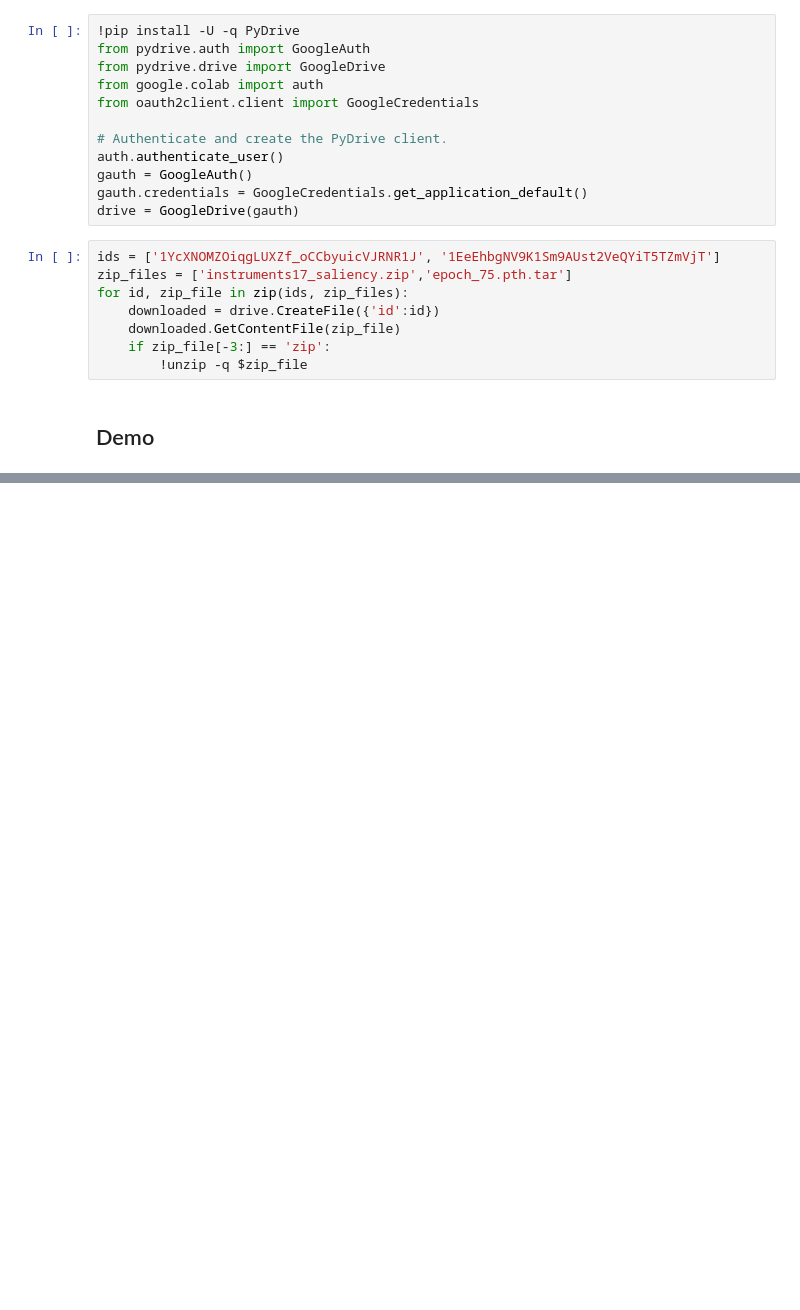
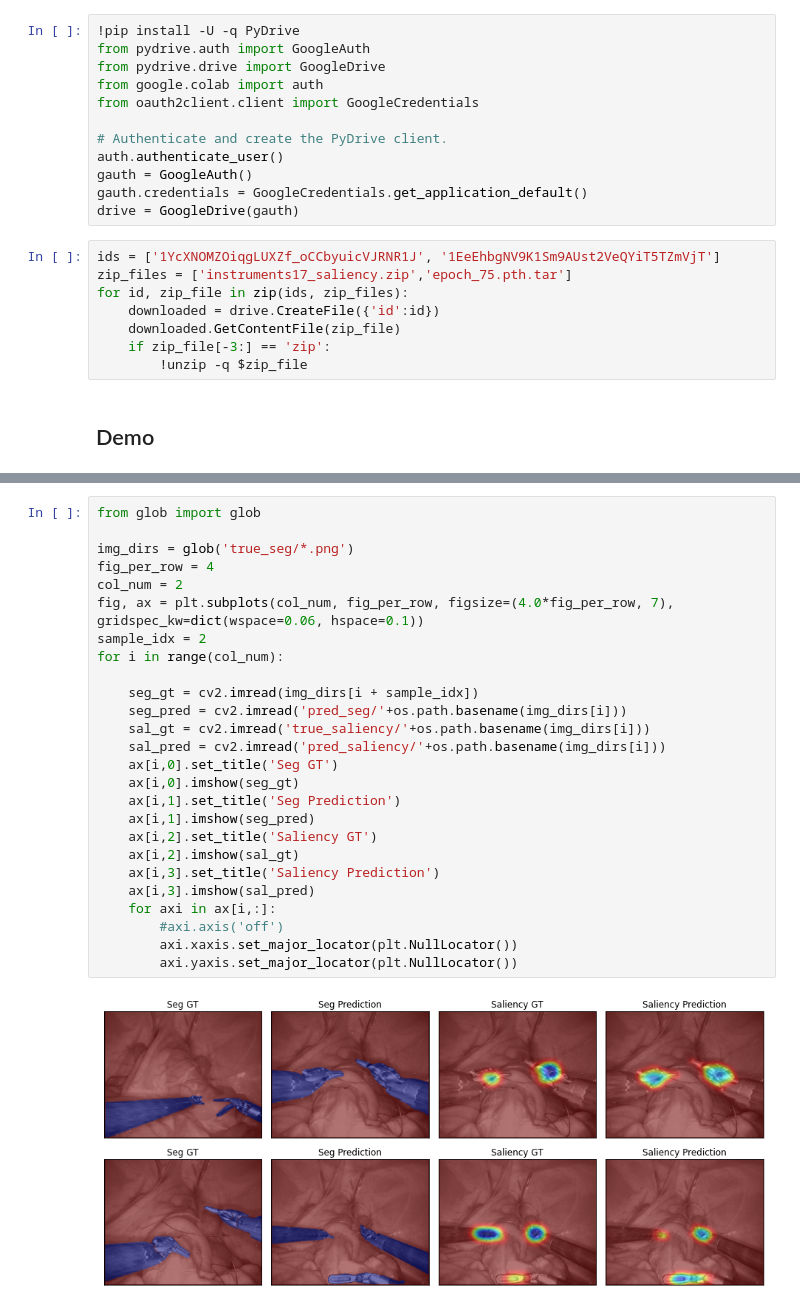
Before and after one commit to mobarakol/Learning_WhereToLook, a Jupyter notebook: Learning_Wheretolook_Demo.ipynb, the cells around one changed output, grey strips where cells are left out. Cells and saved outputs as stored; diff of their text form; blank space fills up the shorter version.

```diff
--- a/Learning_Wheretolook_Demo.ipynb
+++ b/Learning_Wheretolook_Demo.ipynb
@@ -159,0 +177,28 @@ Saliency Metrics: SIM:0.5254, EMD:0.0085
+# %%
+from glob import glob
+
+img_dirs = glob('true_seg/*.png')
+fig_per_row = 4
+col_num = 2
+fig, ax = plt.subplots(col_num, fig_per_row, figsize=(4.0*fig_per_row, 7), gridspec_kw=dict(wspace=0.06, hspace=0.1))
+sample_idx = 2
+for i in range(col_num):
+
+    seg_gt = cv2.imread(img_dirs[i + sample_idx])
+    seg_pred = cv2.imread('pred_seg/'+os.path.basename(img_dirs[i]))
+    sal_gt = cv2.imread('true_saliency/'+os.path.basename(img_dirs[i]))
+    sal_pred = cv2.imread('pred_saliency/'+os.path.basename(img_dirs[i]))
+    ax[i,0].set_title('Seg GT')
+    ax[i,0].imshow(seg_gt)
+    ax[i,1].set_title('Seg Prediction')
+    ax[i,1].imshow(seg_pred)
+    ax[i,2].set_title('Saliency GT')
+    ax[i,2].imshow(sal_gt)
+    ax[i,3].set_title('Saliency Prediction')
+    ax[i,3].imshow(sal_pred)
+    for axi in ax[i,:]:
+        #axi.axis('off')
+        axi.xaxis.set_major_locator(plt.NullLocator())
+        axi.yaxis.set_major_locator(plt.NullLocator())
+# %% [output]
+[figure, added]
```
Also changed, not shown: parts of 2 cells of this notebook.
